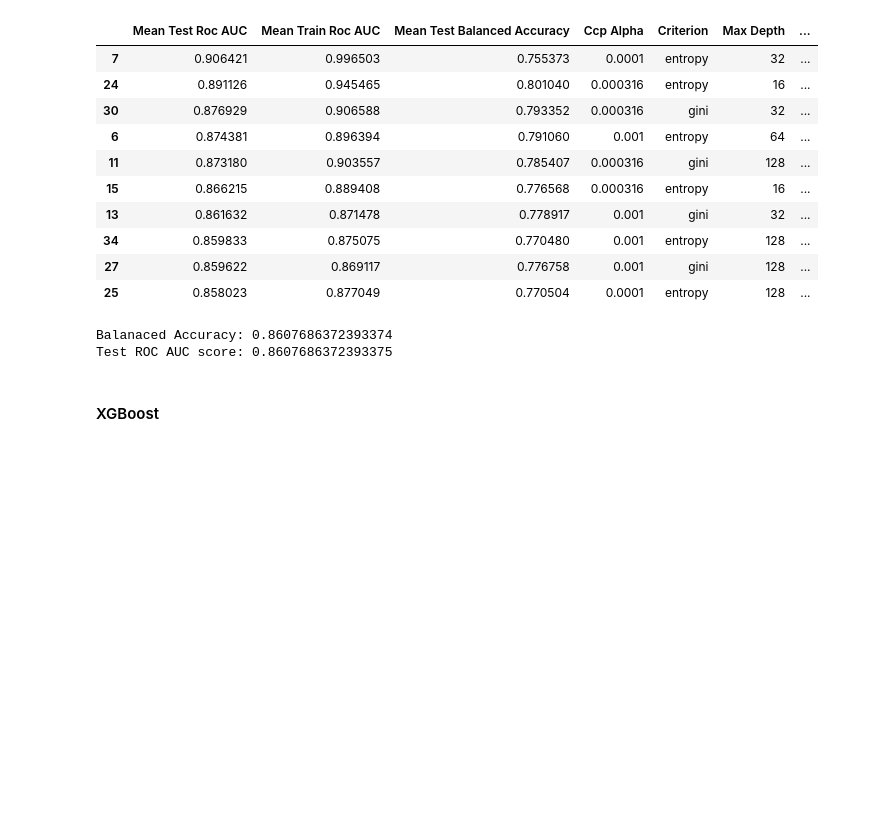
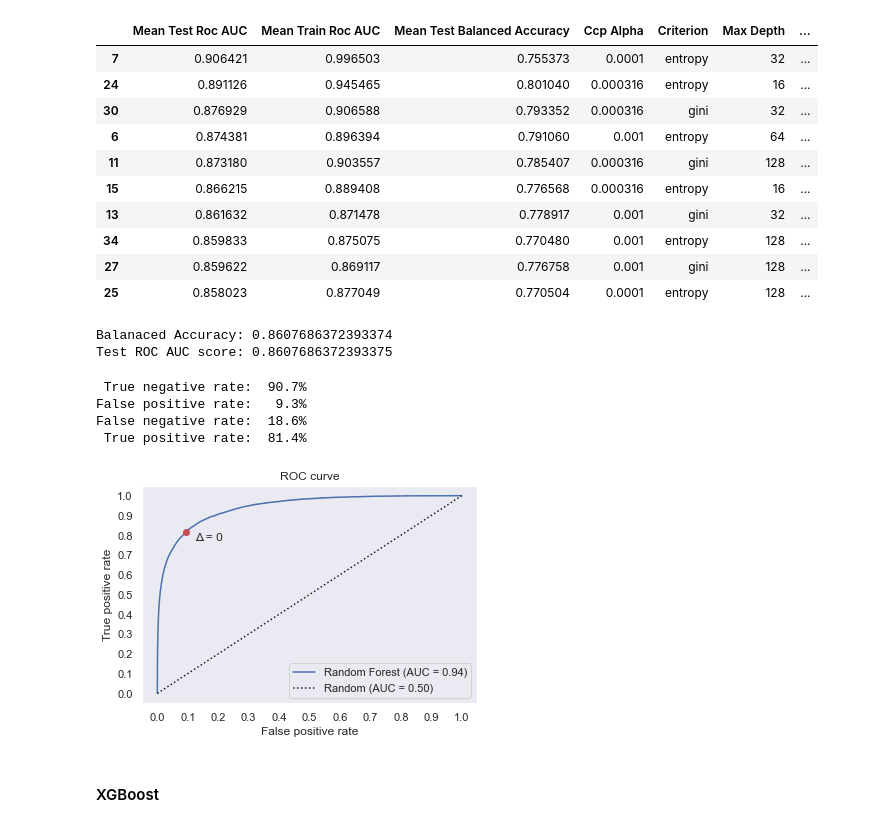
Before and after one commit to lucasdetoledo4/ML-UFSC, a Jupyter notebook: fraud_detection_V1.ipynb, the cells around one changed output. Saved outputs shown, nothing was run; the diff lists cells and outputs as text; code cells hidden in the pictures; blank space fills up the shorter version.

Commit message:
ROC Curve

```diff
--- a/fraud_detection_V1.ipynb
+++ b/fraud_detection_V1.ipynb
@@ -490,3 +486,34 @@ def balanced_accuracy_score(y_true, y_pred):
+# %%
+def balanced_accuracy_score(y_true, y_pred):
+    p = np.array([(y_true == i).mean() for i in np.unique(y_train)])
+    return accuracy_score(y_true, y_pred, sample_weight=1/p[y_true])
+
+def roc_curve_(y_true, y_predict_proba, y_pred, model):
+
+    M = confusion_matrix(y_true, y_pred)
+    tnr = M[0,0]/(M[0,0] + M[0,1])
+    fpr = M[0,1]/(M[0,0] + M[0,1])
+    fnr = M[1,0]/(M[1,0] + M[1,1])
+    tpr = M[1,1]/(M[1,0] + M[1,1])
+
+    print(f' True negative rate: {tnr: >6.1%}')
+    print(f'False positive rate: {fpr: >6.1%}')
+    print(f'False negative rate: {fnr: >6.1%}')
+    print(f' True positive rate: {tpr: >6.1%}\n')
+
+    fprs, tprs, thresholds = roc_curve(y_true, y_predict_proba[:, 1])
+    auc = roc_auc_score(y_true, y_predict_proba[:, 1])
+    plt.plot(fprs, tprs, 'b-', label=f'{model} (AUC = {auc:.2f})')
+    plt.plot(fpr, tpr, 'ro')
+    plt.annotate('Δ = 0', (fpr+0.03, tpr-0.04))
+    plt.plot([0, 1], [0, 1], 'k:', label='Random (AUC = 0.50)')
+    plt.xticks(np.linspace(0, 1, 11))
+    plt.yticks(np.linspace(0, 1, 11))
+    plt.grid()
+    plt.legend()
+    plt.xlabel('False positive rate')
+    plt.ylabel('True positive rate')
+    plt.title('ROC curve');
 # %%
 def randomized_search(clf, param_grid, X_train, y_train):
 
@@ -590,6 +617,14 @@ print(f"Test ROC AUC score: {roc_auc_score(y_test, pipe.predict_proba(X_test)[:,
 # %% [output]
 Balanaced Accuracy: 0.8607686372393374
 Test ROC AUC score: 0.8607686372393375
+# %%
+roc_curve_(y_test, pipe.predict_proba(X_test), pipe.predict(X_test), 'Random Forest')
+# %% [output]
+ True negative rate:  90.7%
+False positive rate:   9.3%
+False negative rate:  18.6%
+ True positive rate:  81.4%
+[figure, added]
 # %% [markdown]
 #### XGBoost
 # %%
```
Also changed, not shown: parts of 4 cells of this notebook.
